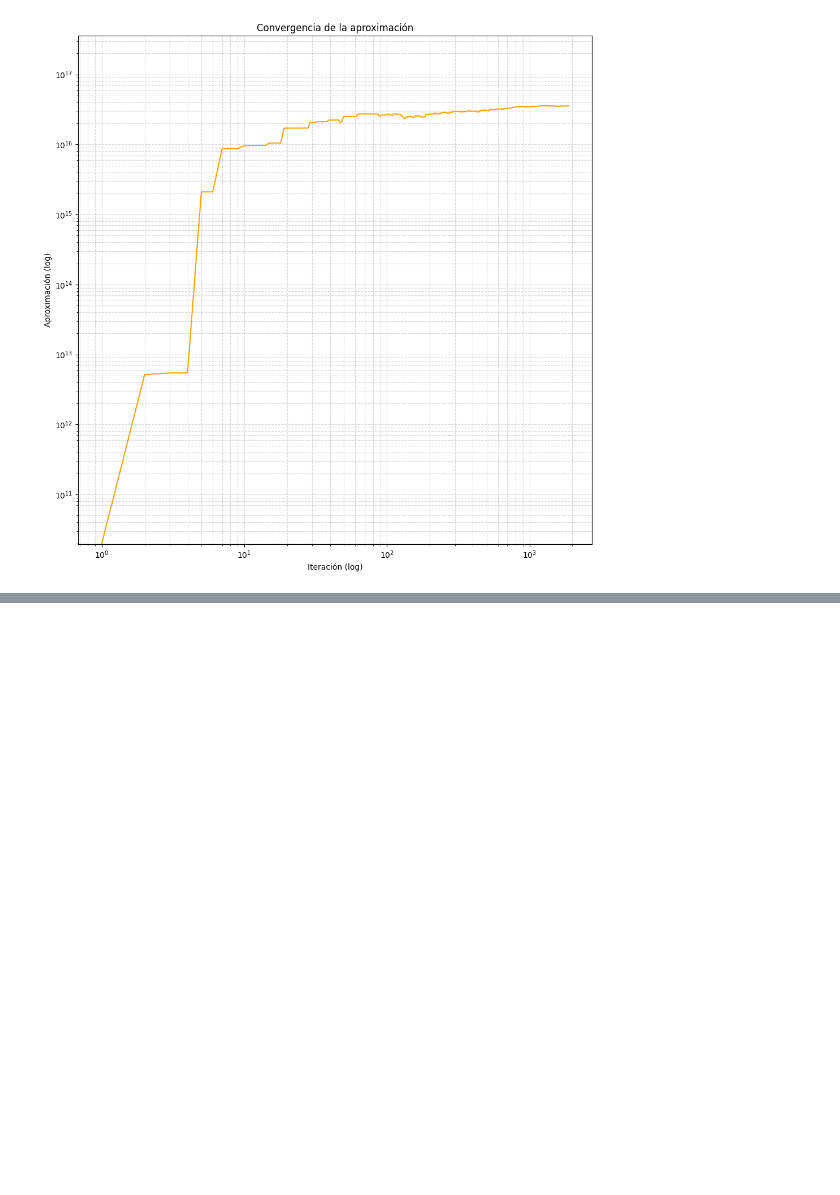
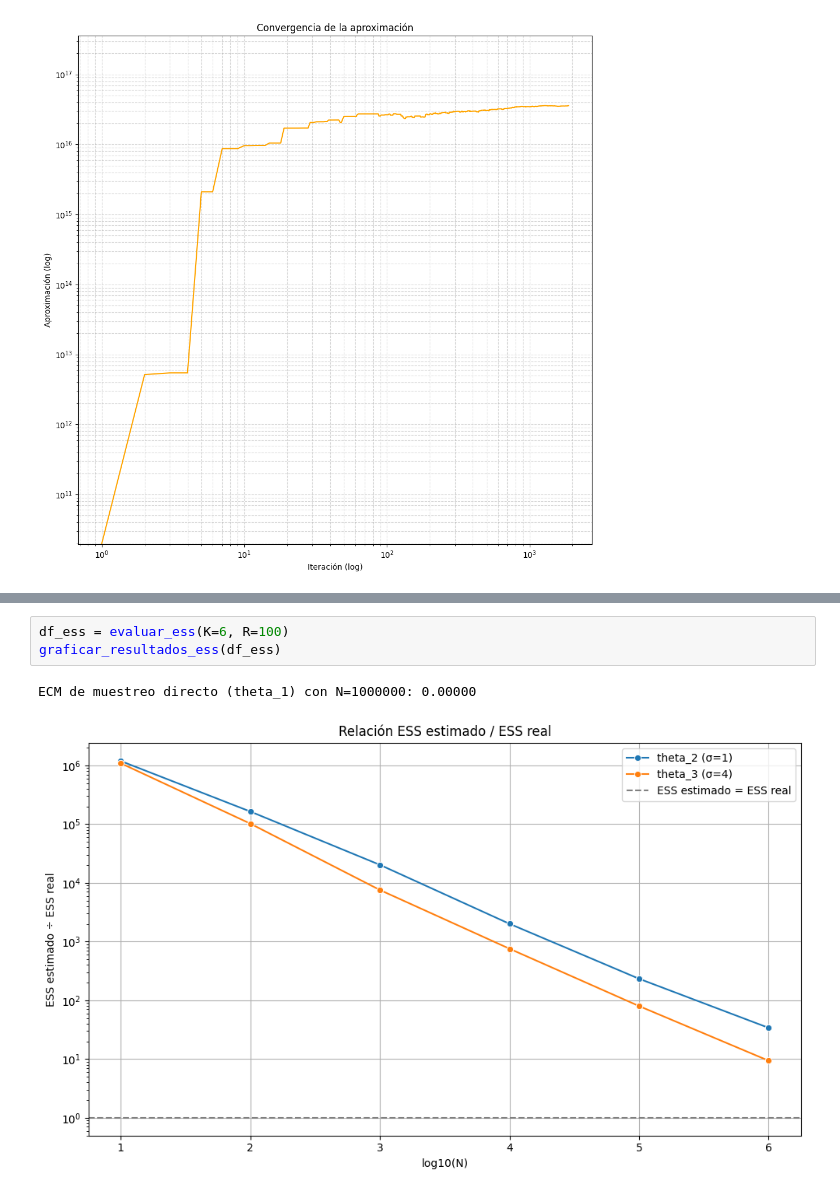
Before and after one commit to Alvaro-SVR/mcm-barbu-zhu, a Jupyter notebook: capitulo2.ipynb, the cells around one changed output, grey strips where cells are left out. Saved outputs shown, nothing was run; the diff lists cells and outputs as text; blank space fills up the shorter version.

```diff
--- a/capitulo2.ipynb
+++ b/capitulo2.ipynb
@@ -236,0 +479,6 @@ graficar_resultados(camino_nn, aprox_nn)
+# %%
+df_ess = evaluar_ess(K=6, R=100)
+graficar_resultados_ess(df_ess)
+# %% [output]
+ECM de muestreo directo (theta_1) con N=1000000: 0.00000
+[figure, added]
```
Also changed, not shown: parts of 21 cells of this notebook.
